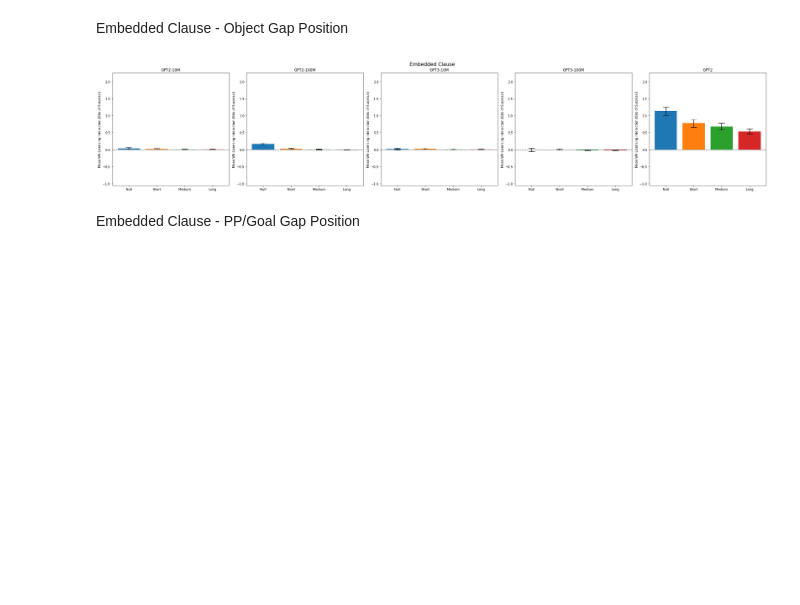
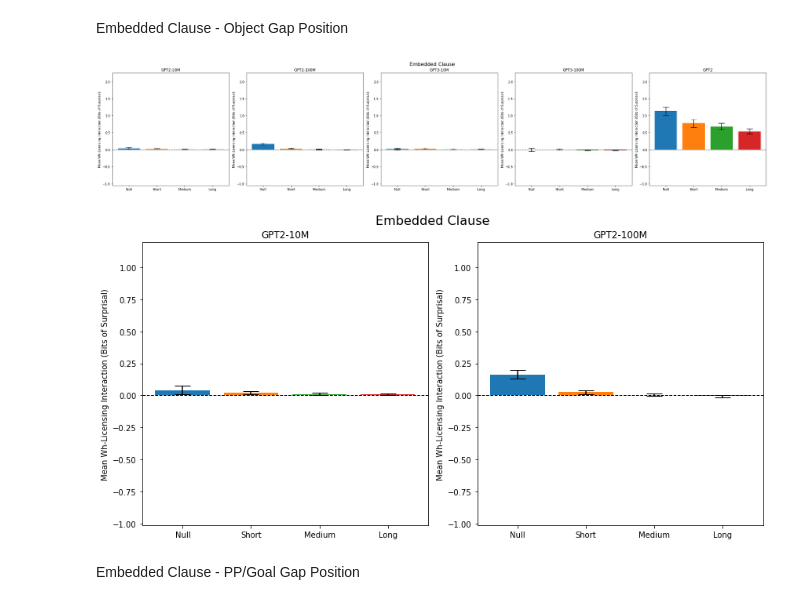
Before and after one commit to um-cap-lab/EMNLP-2025-submission, a Jupyter notebook: wh-licensing_interaction_term_visualizations.ipynb, the cells around one changed output. Cells and saved outputs as stored; diff of their text form; code cells hidden in the pictures; blank space fills up the shorter version.

Commit message:
Fixed double gap construction visualizations.

```diff
--- a/wh-licensing_interaction_term_visualizations.ipynb
+++ b/wh-licensing_interaction_term_visualizations.ipynb
@@ -647,6 +656,15 @@ title = 'Embedded Clause'
 plot_wh_licensing_interaction(df_lists, subtitles, labels, title)
 # %% [output]
 [figure]
+# %%
+# if we want to look at only two models at a time
+df_lists = [df_list_gpt2_10m, df_list_gpt2_100m]
+subtitles = ['GPT2-10M', 'GPT2-100M']
+labels = ['Null', 'Short', 'Medium', 'Long']
+title = 'Embedded Clause'
+plot_wh_licensing_interaction(df_lists, subtitles, labels, title)
+# %% [output]
+[figure, added]
 # %% [markdown]
 Embedded Clause - PP/Goal Gap Position
 # %%
```
Also changed, not shown: parts of 2 cells of this notebook.
